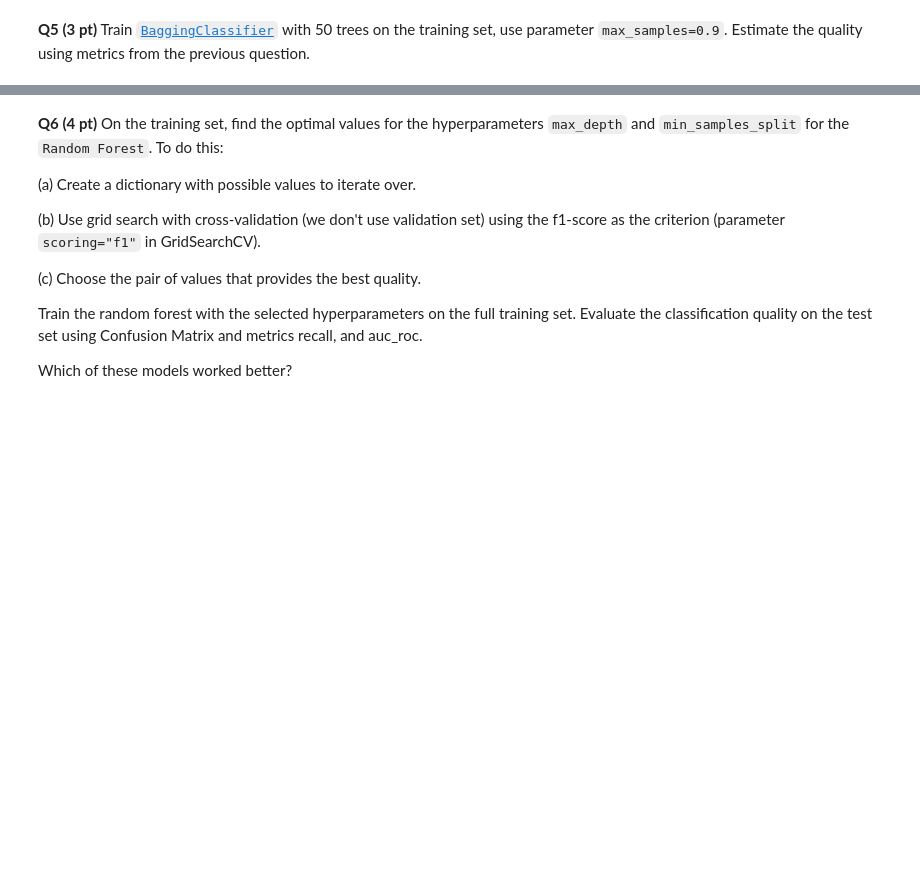
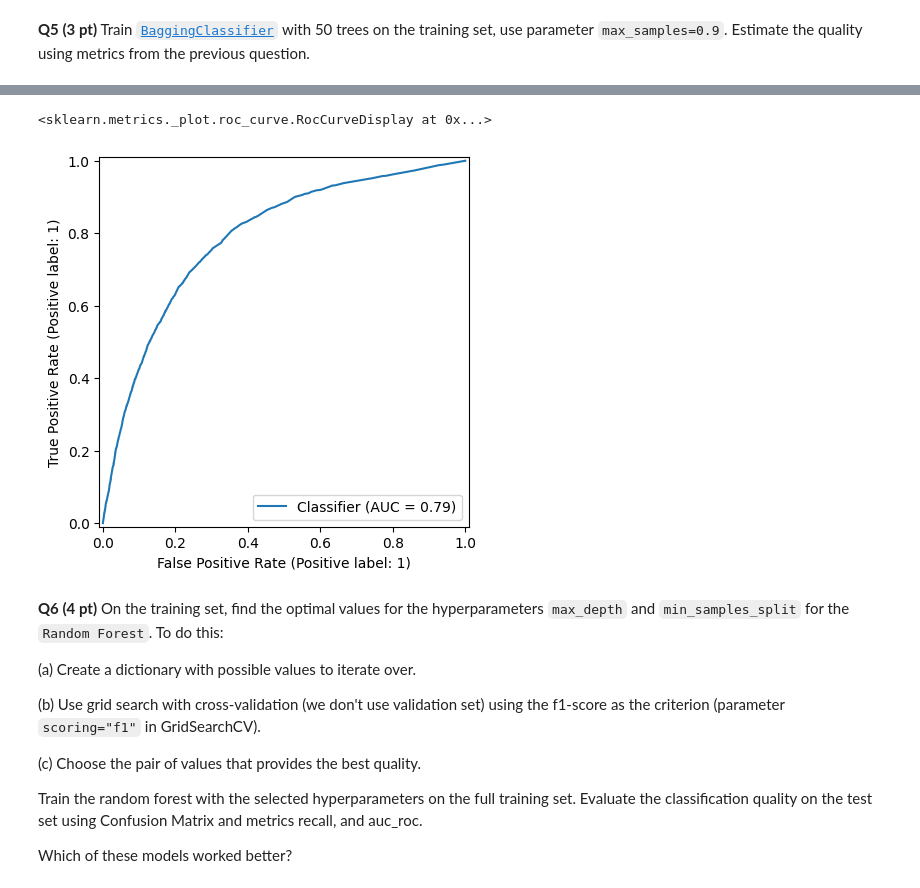
Before and after one commit to Joseppi007/MachineLearningRubbish, a Jupyter notebook: 2025_spring/Week08_DT/HW7.ipynb, the cells around one changed output, grey strips where cells are left out. Cells and saved outputs as stored; diff of their text form; code cells hidden in the pictures; blank space fills up the shorter version.

```diff
--- a/2025_spring/Week08_DT/HW7.ipynb
+++ b/2025_spring/Week08_DT/HW7.ipynb
@@ -218,0 +230,5 @@ RocCurveDisplay.from_predictions(y_test, tree.predict_proba(X_test_transformed)[
+# %%
+RocCurveDisplay.from_predictions(y_test, bag.predict_proba(X_test_transformed)[:,1])
+# %% [output]
+<sklearn.metrics._plot.roc_curve.RocCurveDisplay at 0x...>
+[figure, added]
```
Also changed, not shown: parts of 5 cells of this notebook.
